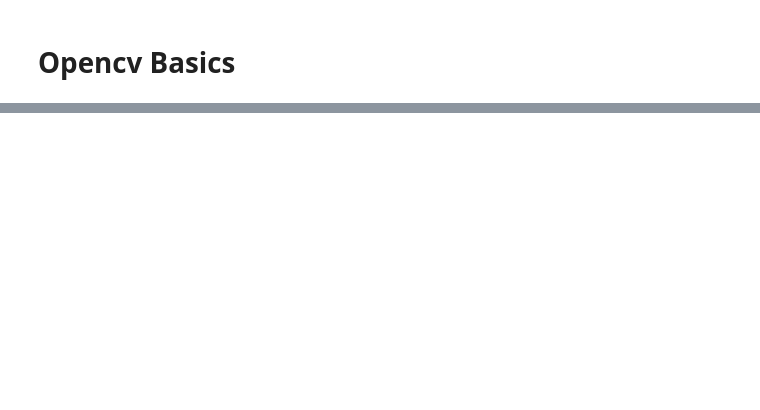
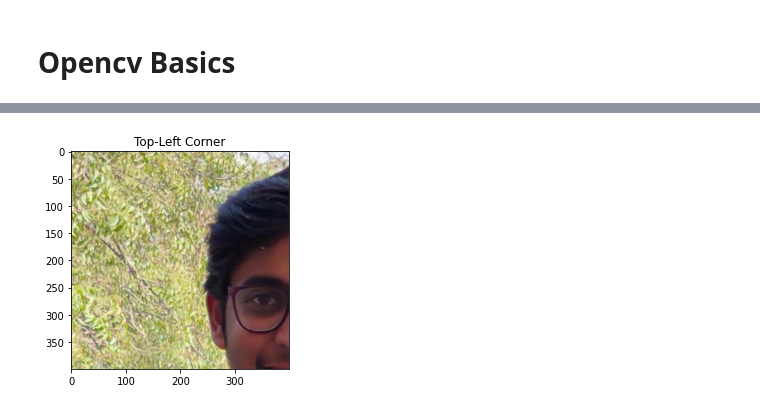
Before and after one commit to NeerajSirvisetti/OpenCV, a Jupyter notebook: 1 - OpenCV Basics/basics.ipynb, the cells around one changed output, grey strips where cells are left out. Cells and saved outputs as stored; diff of their text form; code cells hidden in the pictures; blank space fills up the shorter version.

```diff
--- a/1 - OpenCV Basics/basics.ipynb
+++ b/1 - OpenCV Basics/basics.ipynb
@@ -14,0 +105,12 @@ ImportError: libGL.so.1: cannot open shared object file: No such file or directo
+# %%
+# compute the center of the image, which is simply the width and height
+# divided by two
+(cX, cY) = (w // 2, h // 2)
+
+# since we are using NumPy arrays, we can apply array slicing to grab
+# large chunks/regions of interest from the image -- here we grab the
+# top-left corner of the image
+tl = image[0:cY, 0:cX]
+plt_imshow("Top-Left Corner", tl)
+# %% [output]
+[figure, added]
```
Also changed, not shown: parts of 21 cells of this notebook, 8 other files.
